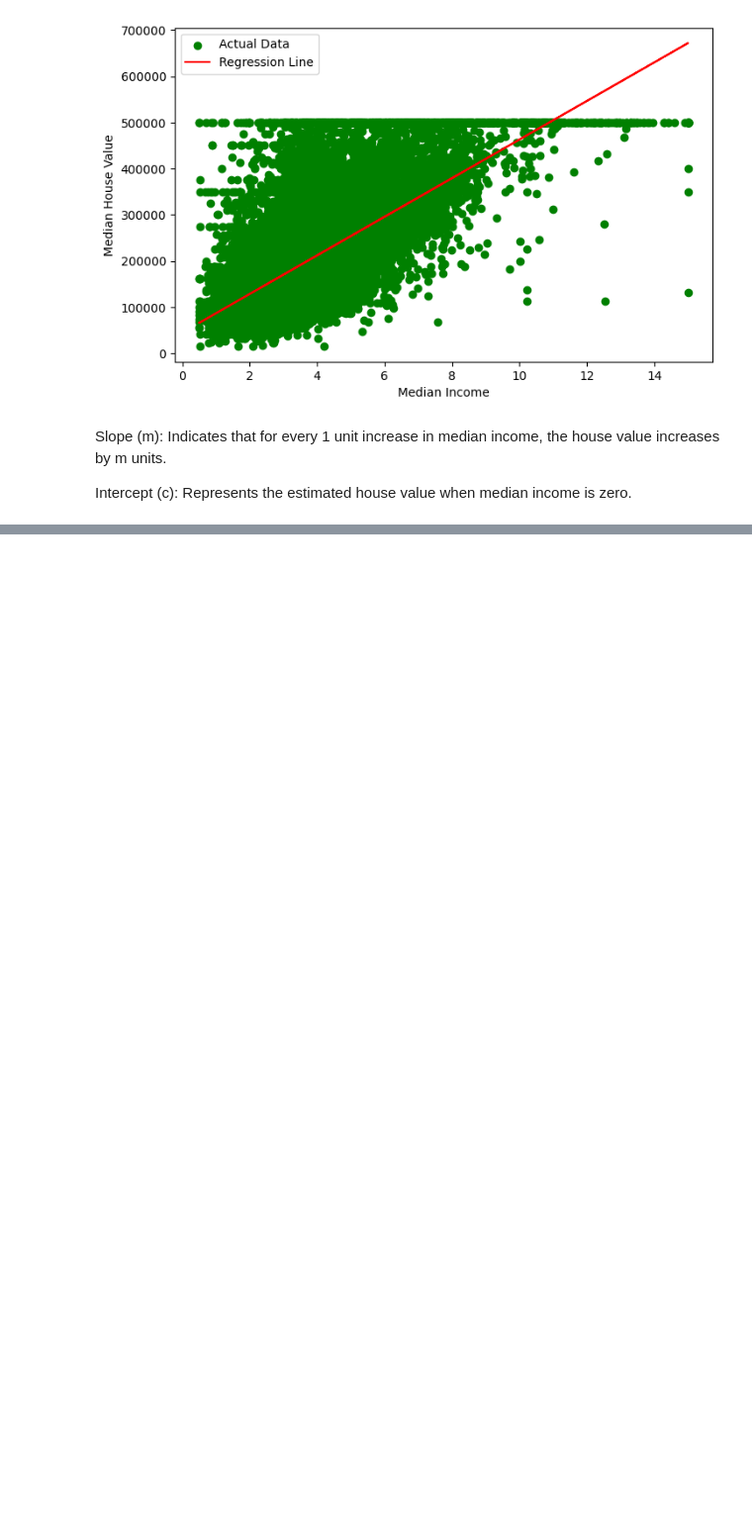
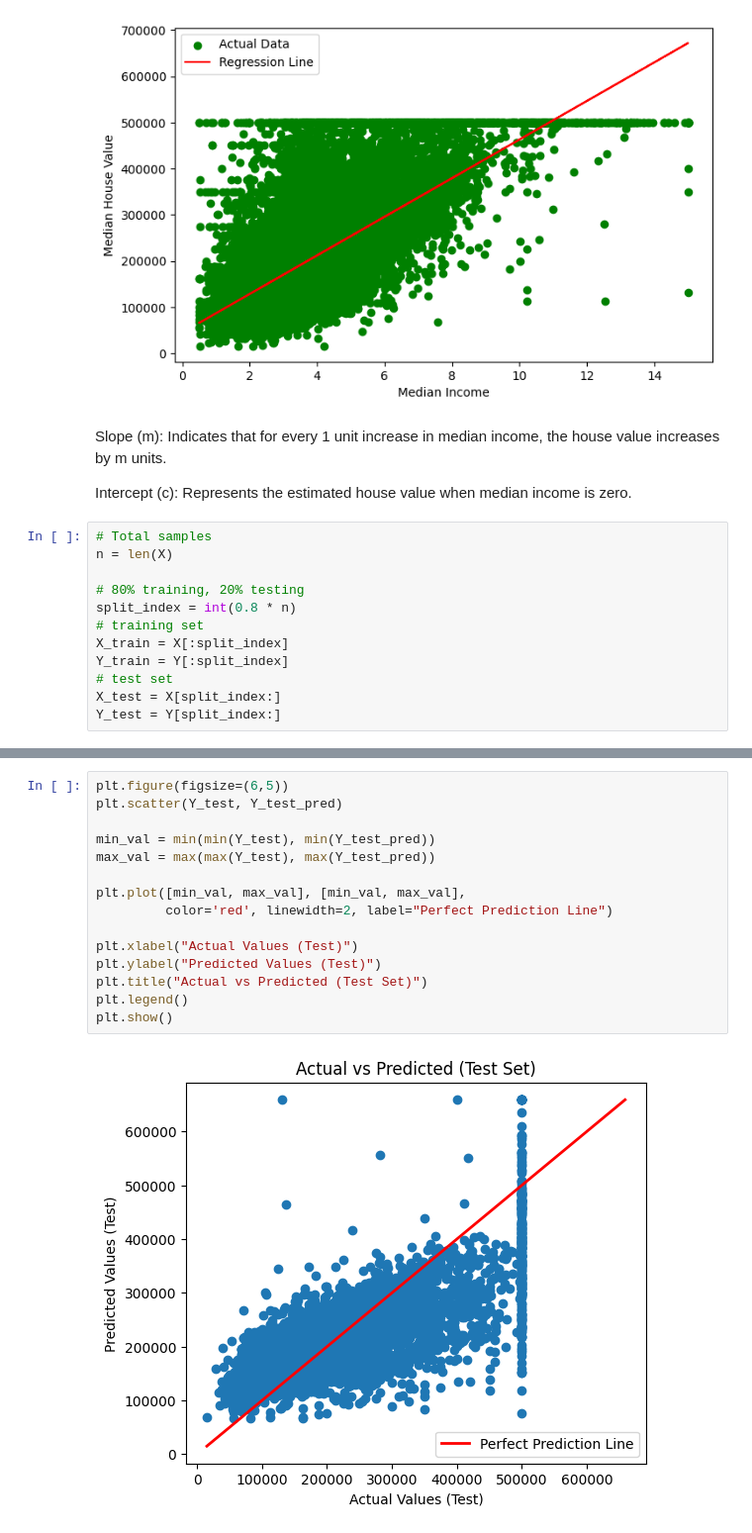
Before and after one commit to Adhittiyaca/House--Price-Prediction, a Jupyter notebook: 01_Adhittiyacaa_model.ipynb, the cells around one changed output, grey strips where cells are left out. Shown at 99% size. Saved outputs shown, nothing was run; the diff lists cells and outputs as text; blank space fills up the shorter version.

```diff
--- a/01_Adhittiyacaa_model.ipynb
+++ b/01_Adhittiyacaa_model.ipynb
@@ -252,3 +252,15 @@ Slope (m): Indicates that for every 1 unit increase in median income,
 the house value increases by m units.
 
 Intercept (c): Represents the estimated house value when median income is zero.
+# %%
+# Total samples
+n = len(X)
+
+# 80% training, 20% testing
+split_index = int(0.8 * n)
+# training set
+X_train = X[:split_index]
+Y_train = Y[:split_index]
+# test set
+X_test = X[split_index:]
+Y_test = Y[split_index:]
@@ -254,0 +333,17 @@ Intercept (c): Represents the estimated house value when median income is zero.
+# %%
+plt.figure(figsize=(6,5))
+plt.scatter(Y_test, Y_test_pred)
+
+min_val = min(min(Y_test), min(Y_test_pred))
+max_val = max(max(Y_test), max(Y_test_pred))
+
+plt.plot([min_val, max_val], [min_val, max_val],
+         color='red', linewidth=2, label="Perfect Prediction Line")
+
+plt.xlabel("Actual Values (Test)")
+plt.ylabel("Predicted Values (Test)")
+plt.title("Actual vs Predicted (Test Set)")
+plt.legend()
+plt.show()
+# %% [output]
+[figure, added]
```
Also changed, not shown: parts of 15 cells of this notebook.
